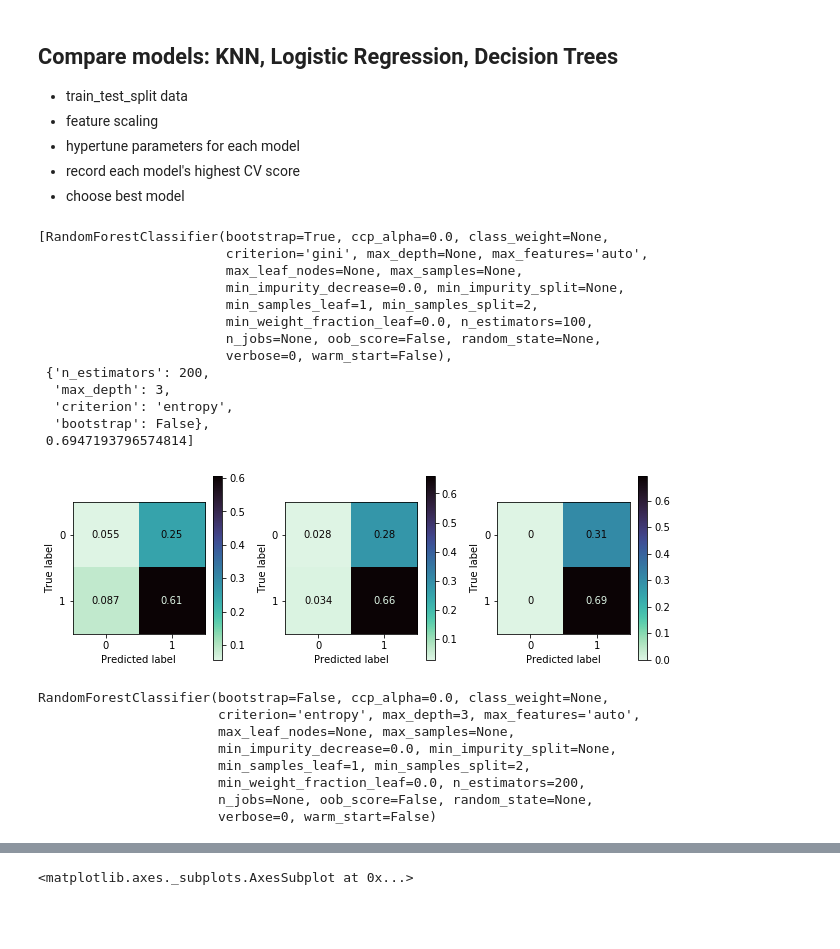
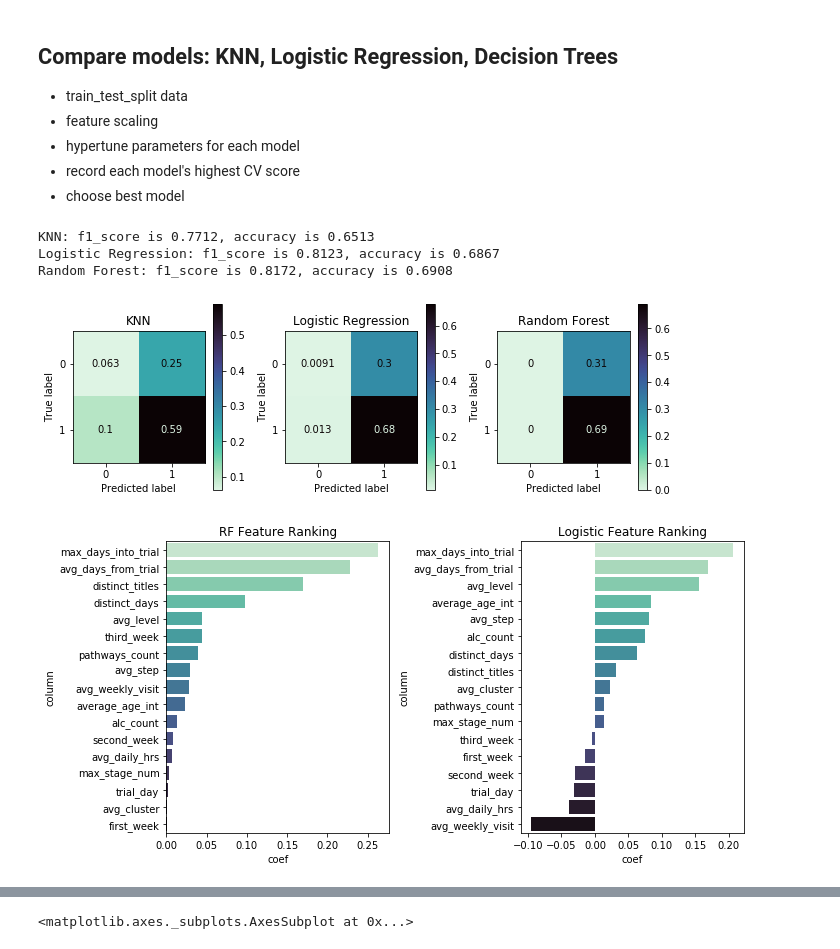
Before and after one commit to christinejiang11/personal_projects, a Jupyter notebook: Homer_Recommendation/Homer_CTP_Classification.ipynb, the cells around one changed output, grey strips where cells are left out. Cells and saved outputs as stored; diff of their text form; code cells hidden in the pictures; blank space fills up the shorter version.

Commit message:
using kwargs to visualize models

```diff
--- a/Homer_Recommendation/Homer_CTP_Classification.ipynb
+++ b/Homer_Recommendation/Homer_CTP_Classification.ipynb
@@ -274,14 +274,14 @@ class Model:
         rs_knn = RandomizedSearchCV(knn, param_distributions = params_knn, cv = 5)
         if scaled:
             rs_knn.fit(X_train_scaled, y_train)
-            knn_results=[KNeighborsClassifier(),rs_knn.best_params_, rs_knn.best_score_]
+            knn_results=['KNN',KNeighborsClassifier(),rs_knn.best_params_, rs_knn.best_score_]
             if df:
                 knn_df = pd.DataFrame(rs_knn.cv_results_).iloc[:,4:]
             else:
                 knn_df = None
         else:
             rs_knn.fit(X_train, y_train)
-            knn_results=[KNeighborsClassifier(),rs_knn.best_params_, rs_knn.best_score_]
+            knn_results=['KNN',KNeighborsClassifier(),rs_knn.best_params_, rs_knn.best_score_]
             if df:
                 knn_df = pd.DataFrame(rs_knn.cv_results_).iloc[:,4:]
             else:
@@ -311,14 +311,14 @@ class Model:
         rs_log = RandomizedSearchCV(log, param_distributions = params_log)
         if scaled:
             rs_log.fit(X_train_scaled, y_train)
-            log_results=[LogisticRegression(),rs_log.best_params_, rs_log.best_score_]
+            log_results=['Logistic Regression',LogisticRegression(),rs_log.best_params_, rs_log.best_score_]
             if df:
                 log_df = pd.DataFrame(rs_log.cv_results_).iloc[:,4:]
             else:
                 log_df = None
         else:
             rs_log.fit(X_train, y_train)
-            log_results=[LogisticRegression(),rs_log.best_params_, rs_log.best_score_]
+            log_results=['Logistic Regression',LogisticRegression(),rs_log.best_params_, rs_log.best_score_]
             if df:
                 log_df = pd.DataFrame(rs_log.cv_results_).iloc[:,4:]
             else:
@@ -342,7 +342,7 @@ class Model:
                        'bootstrap':[True, False]}]
         rs_randomforest = RandomizedSearchCV(rf, param_distributions = params_rf)
         rs_randomforest.fit(X_train, y_train)
-        rf_results = [RandomForestClassifier(),rs_randomforest.best_params_, rs_randomforest.best_score_]
+        rf_results = ['Random Forest',RandomForestClassifier(),rs_randomforest.best_params_, rs_randomforest.best_score_]
         if df:
             rf_df = pd.DataFrame(rs_randomforest.cv_results_).iloc[:,4:]
         else:
@@ -354,19 +354,3 @@ X_train, X_test, y_train, y_test, X_train_scaled, X_test_scaled = mymodel.split_
 knn_results, knn_df = mymodel.rs_knn(scaled = True, df = True)
 log_results, log_df = mymodel.rs_logistic(scaled = True, df = True)
 rf_results, rf_df = mymodel.rs_randomforest(df = True)
-# %%
-rf_results
-# %% [output]
-[RandomForestClassifier(bootstrap=True, ccp_alpha=0.0, class_weight=None,
-                        criterion='gini', max_depth=None, max_features='auto',
-                        max_leaf_nodes=None, max_samples=None,
-                        min_impurity_decrease=0.0, min_impurity_split=None,
-                        min_samples_leaf=1, min_samples_split=2,
-                        min_weight_fraction_leaf=0.0, n_estimators=100,
-                        n_jobs=None, oob_score=False, random_state=None,
-                        verbose=0, warm_start=False),
- {'n_estimators': 200,
-  'max_depth': 3,
-  'criterion': 'entropy',
-  'bootstrap': False},
- 0.6947193796574814]
@@ -428,26 +357,43 @@ def model_comparison(**kwargs):
 # %%
 def model_comparison(**kwargs):
+    scores = {}
     figure, subaxes = plt.subplots(1,len(kwargs), figsize = (9,3))
     for i, (k, v) in enumerate(kwargs.items()):
         model_name = k
-        model_type = v[0]
-        model_fit = model_type.set_params(**v[1]).fit(X_train_scaled, y_train)
+        model_type = v[1]
+        model_fit = model_type.set_params(**v[2]).fit(X_train_scaled, y_train)
         score = model_fit.score(X_test_scaled, y_test)
         y_predicted = model_fit.predict(X_test_scaled)
         f1 = f1_score(y_test, y_predicted)
         plot_confusion_matrix(model_fit, X_test_scaled, y_test, ax=subaxes[i], cmap='mako_r',normalize='all')
+        subaxes[i].set_title(v[0])
+        if v[0] == 'Logistic Regression':
+            scores[v[0]] = (f1, score, model_fit.coef_[0])
+        elif v[0] == 'Random Forest':
+            scores[v[0]]=(f1, score, model_fit.feature_importances_)
+        else:
+            scores[v[0]]=(f1, score)
+        print(f'{v[0]}: f1_score is {f1:.4f}, accuracy is {score:.4f}')
     plt.tight_layout()
     plt.show()
-    print(model_type)
+    return scores
+
+def plot_importances(scores):
+    figure, subplots = plt.subplots(1,2, figsize = (10,5))
+    test = pd.DataFrame(list(zip(X_train.columns,scores['Random Forest'][2])), columns = ['column','coef']).sort_values('coef', ascending = False)
+    test_log = pd.DataFrame(list(zip(X_train.columns,scores['Logistic Regression'][2])), columns = ['column','coef']).sort_values('coef', ascending = False)
+
+    sns.barplot(test['coef'],test['column'], ax = subplots[0], palette = 'mako_r')
+    subplots[0].set_title('RF Feature Ranking')
+    sns.barplot(test_log['coef'],test_log['column'], ax = subplots[1], palette = 'mako_r')
+    subplots[1].set_title('Logistic Feature Ranking')
+    plt.tight_layout()
 # %%
 scores = model_comparison(**{'knn':knn_results, 'log':log_results, 'rf':rf_results})
+plot_importances(scores)
 # %% [output]
+KNN: f1_score is 0.7712, accuracy is 0.6513
+Logistic Regression: f1_score is 0.8123, accuracy is 0.6867
+Random Forest: f1_score is 0.8172, accuracy is 0.6908
-[figure, old version]
+[figure, new version]
-RandomForestClassifier(bootstrap=False, ccp_alpha=0.0, class_weight=None,
-                       criterion='entropy', max_depth=3, max_features='auto',
-                       max_leaf_nodes=None, max_samples=None,
-                       min_impurity_decrease=0.0, min_impurity_split=None,
-                       min_samples_leaf=1, min_samples_split=2,
-                       min_weight_fraction_leaf=0.0, n_estimators=200,
-                       n_jobs=None, oob_score=False, random_state=None,
-                       verbose=0, warm_start=False)
+[figure, added]
```
Also changed, not shown: parts of 4 cells of this notebook.
